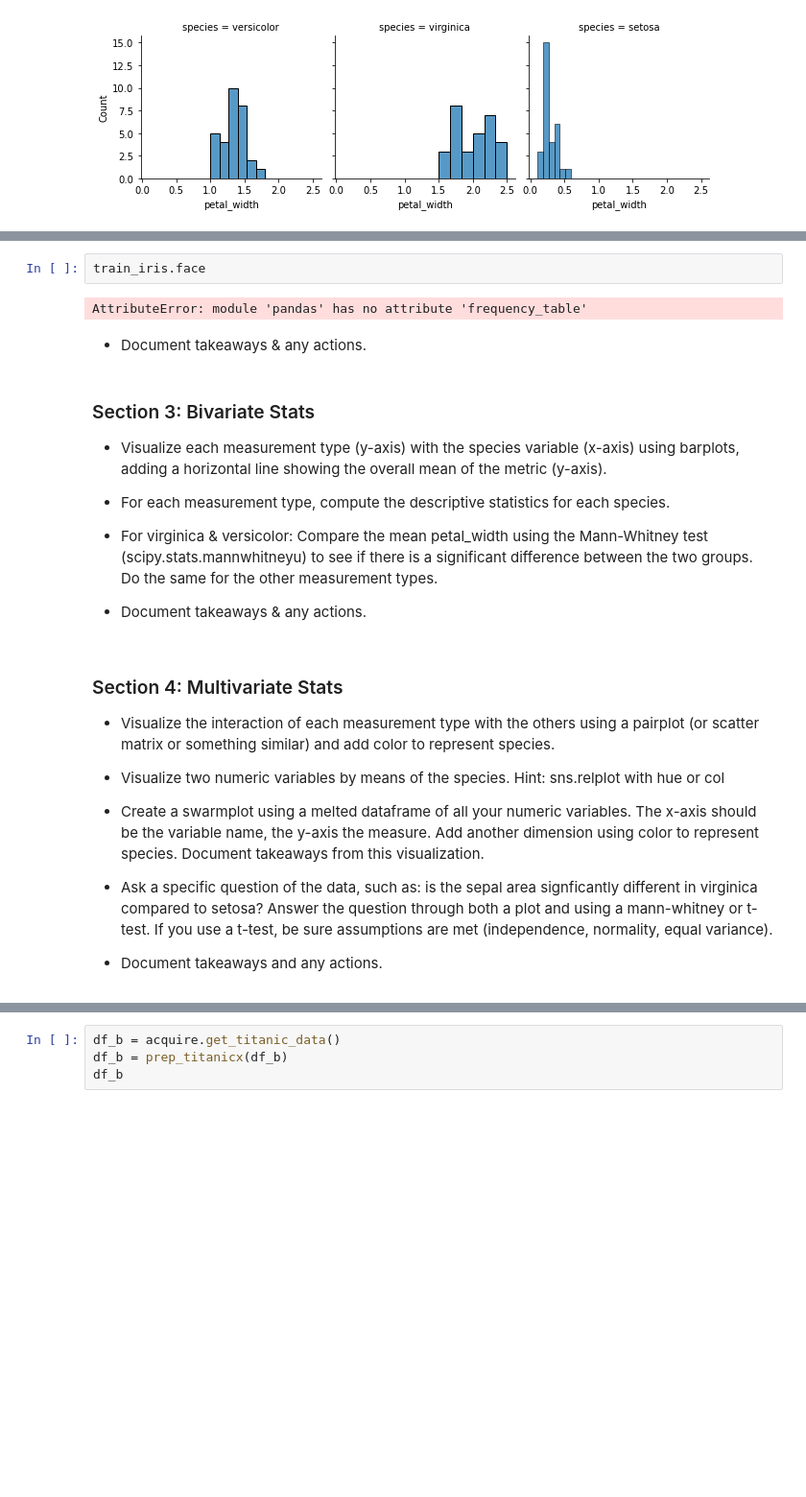
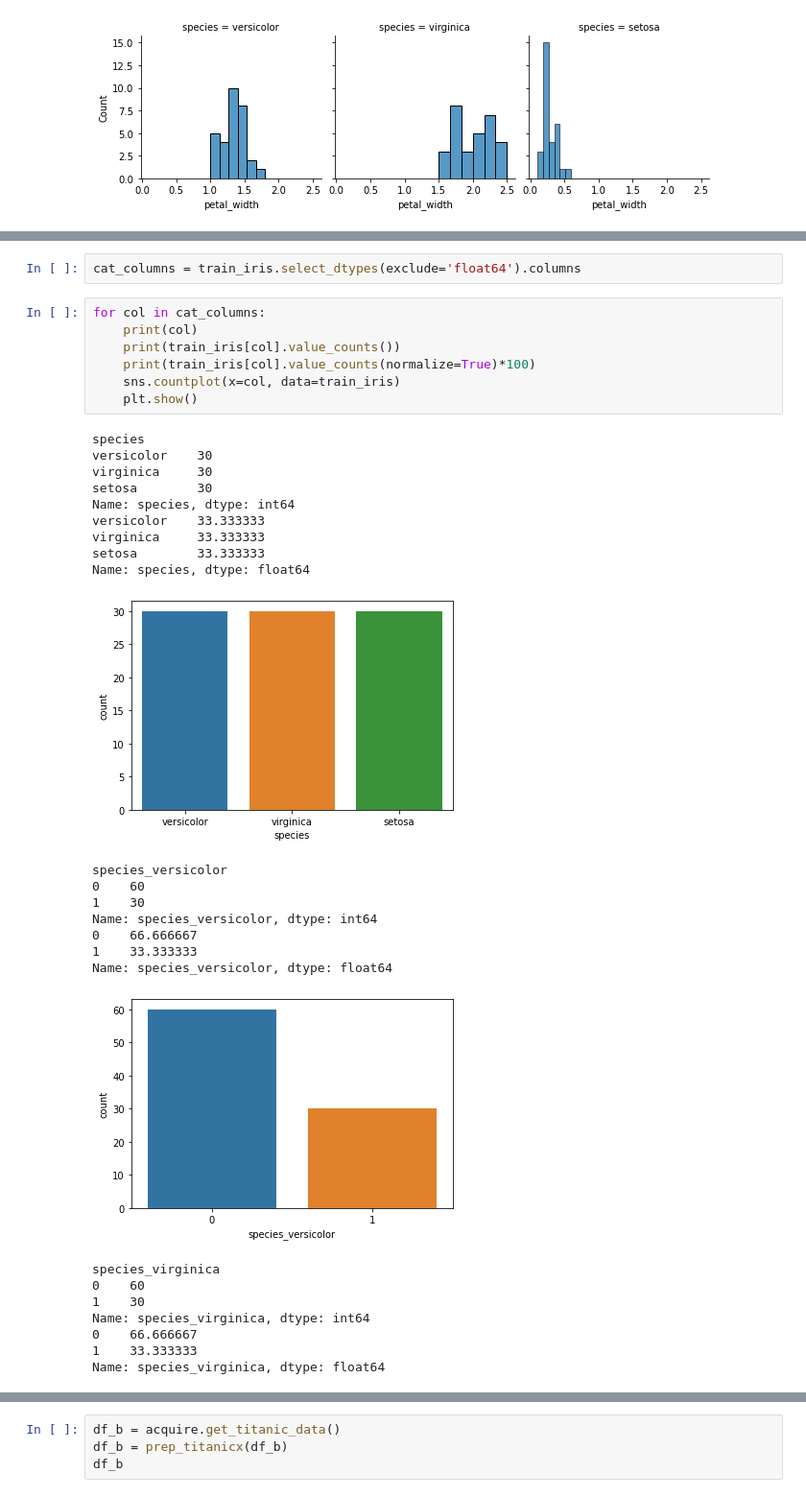
Before and after one commit to joshua-shorterivey/classification-exercises, a Jupyter notebook: classification_exercises.ipynb, the cells around one changed output, grey strips where cells are left out. Shown at 96% size. Drawn from its saved outputs; the diff is of its cells as text; blank space fills up the shorter version.

```diff
--- a/classification_exercises.ipynb
+++ b/classification_exercises.ipynb
@@ -867,28 +868,35 @@ for col in num_columns:
 # %%
-train_iris.face
+cat_columns = train_iris.select_dtypes(exclude='float64').columns
-# %% [output]
-AttributeError: module 'pandas' has no attribute 'frequency_table'
-# %% [markdown]
-* Document takeaways & any actions.
-# %% [markdown]
-### Section 3: Bivariate Stats
-
-* Visualize each measurement type (y-axis) with the species variable (x-axis) using barplots, adding a horizontal line showing the overall mean of the metric (y-axis).
-
-* For each measurement type, compute the descriptive statistics for each species.
-
-* For virginica & versicolor: Compare the mean petal_width using the Mann-Whitney test (scipy.stats.mannwhitneyu) to see if there is a significant difference between the two groups. Do the same for the other measurement types.
-
-* Document takeaways & any actions.
-# %% [markdown]
-### Section 4: Multivariate Stats
-
-* Visualize the interaction of each measurement type with the others using a pairplot (or scatter matrix or something similar) and add color to represent species.
-
-* Visualize two numeric variables by means of the species. Hint: sns.relplot with hue or col
-
-* Create a swarmplot using a melted dataframe of all your numeric variables. The x-axis should be the variable name, the y-axis the measure. Add another dimension using color to represent species. Document takeaways from this visualization.
-
-* Ask a specific question of the data, such as: is the sepal area signficantly different in virginica compared to setosa? Answer the question through both a plot and using a mann-whitney or t-test. If you use a t-test, be sure assumptions are met (independence, normality, equal variance).
-
-* Document takeaways and any actions.
+# %%
+for col in cat_columns:
+    print(col)
+    print(train_iris[col].value_counts())
+    print(train_iris[col].value_counts(normalize=True)*100)
+    sns.countplot(x=col, data=train_iris)
+    plt.show()
+# %% [output]
+species
+versicolor    30
+virginica     30
+setosa        30
+Name: species, dtype: int64
+versicolor    33.333333
+virginica     33.333333
+setosa        33.333333
+Name: species, dtype: float64
+[figure, added]
+species_versicolor
+0    60
+1    30
+Name: species_versicolor, dtype: int64
+0    66.666667
+1    33.333333
+Name: species_versicolor, dtype: float64
+[figure, added]
+species_virginica
+0    60
+1    30
+Name: species_virginica, dtype: int64
+0    66.666667
+1    33.333333
+Name: species_virginica, dtype: float64
```
Also changed, not shown: parts of 40 cells of this notebook.
